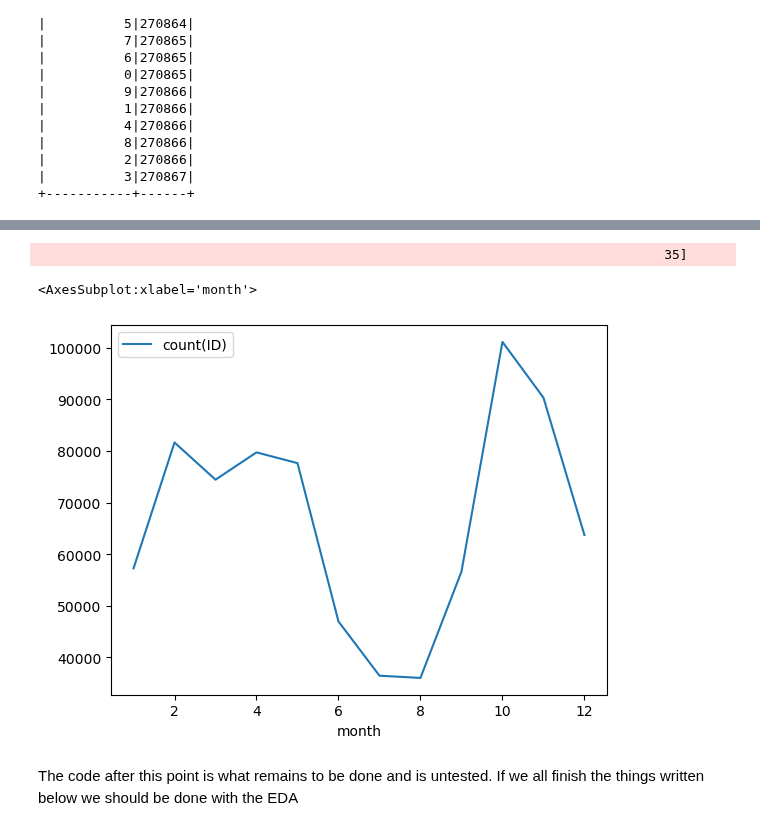
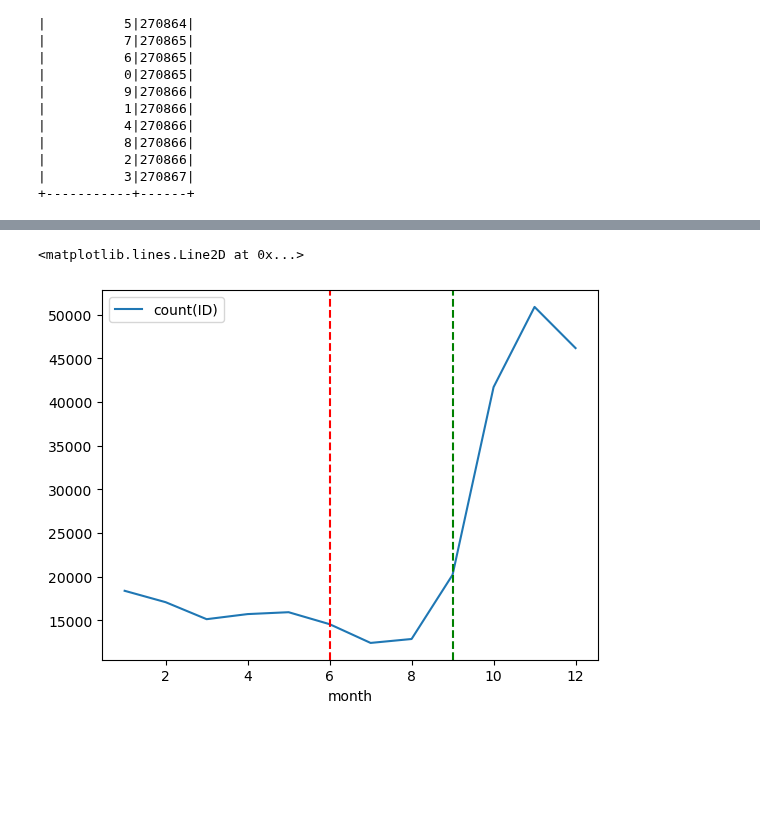
Before and after one commit to hvpachisia/uchicago-lyft-rideshare, a Jupyter notebook: eda_2021.ipynb, the cells around one changed output, grey strips where cells are left out. Cells and saved outputs as stored; diff of their text form; code cells hidden in the pictures; blank space fills up the shorter version.

Commit message:
added graphs and program area logic

```diff
--- a/eda_2021.ipynb
+++ b/eda_2021.ipynb
@@ -32,6 +32,6 @@ spark.sparkContext.getConf().getAll()
  ('spark.ui.showConsoleProgress', 'true')]
 # %%
-df_2021 = spark.read.csv("gs://msca-bdp-student-gcs/bdp-rideshare-project/rideshare/2022", inferSchema=True, header=True)
+df_2021 = spark.read.csv("gs://msca-bdp-student-gcs/bdp-rideshare-project/rideshare/2021", inferSchema=True, header=True)
 # figure out how to read in shp file msca-bdp-student-gcs/bdp-rideshare-project/neighborhoods/shp files
 df_weather = spark.read.csv("gs://msca-bdp-student-gcs/bdp-rideshare-project/weather/chicago 2020-01-01 to 2022-08-31.csv", inferSchema=True, header=True)
 df_2021.printSchema()
@@ -187,9 +199,9 @@ df_area.show(5)
 only showing top 5 rows
 # %%
-df_area.groupby("month").agg({'ID':'count'}).orderBy(F.col('month').asc()).toPandas().plot(x="month",y="count(ID)")
+df_count_plot = df_area.groupby("month").agg({'ID':'count'}).orderBy(F.col('month').asc()).toPandas() #.plot(x="month",y="count(ID)")
+ax = df_count_plot.plot(x="month", y="count(ID)")
+ax.axvline(x=9, color='g', linestyle='--', label='Program Starts, Fall Quarter Begins')
+ax.axvline(x=6, color='r', linestyle='--', label='Spring Quarter Ends')
 # %% [output]
-                                                                                35]
+<matplotlib.lines.Line2D at 0x...>
-<AxesSubplot:xlabel='month'>
-[figure, old version]
+[figure, new version]
-# %% [markdown]
-The code after this point is what remains to be done and is untested. If we all finish the things written below we should be done with the EDA
```
Also changed, not shown: parts of 20 cells of this notebook.
